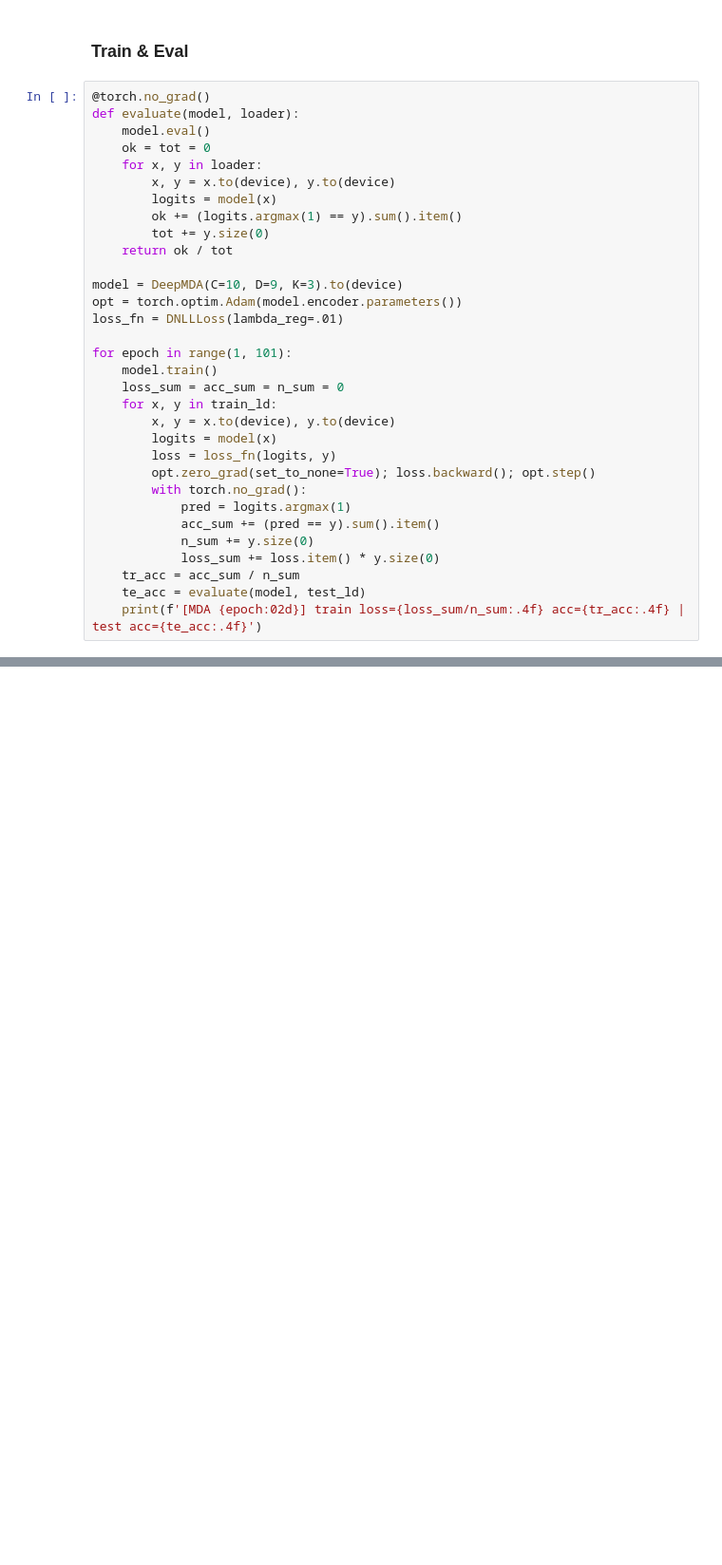
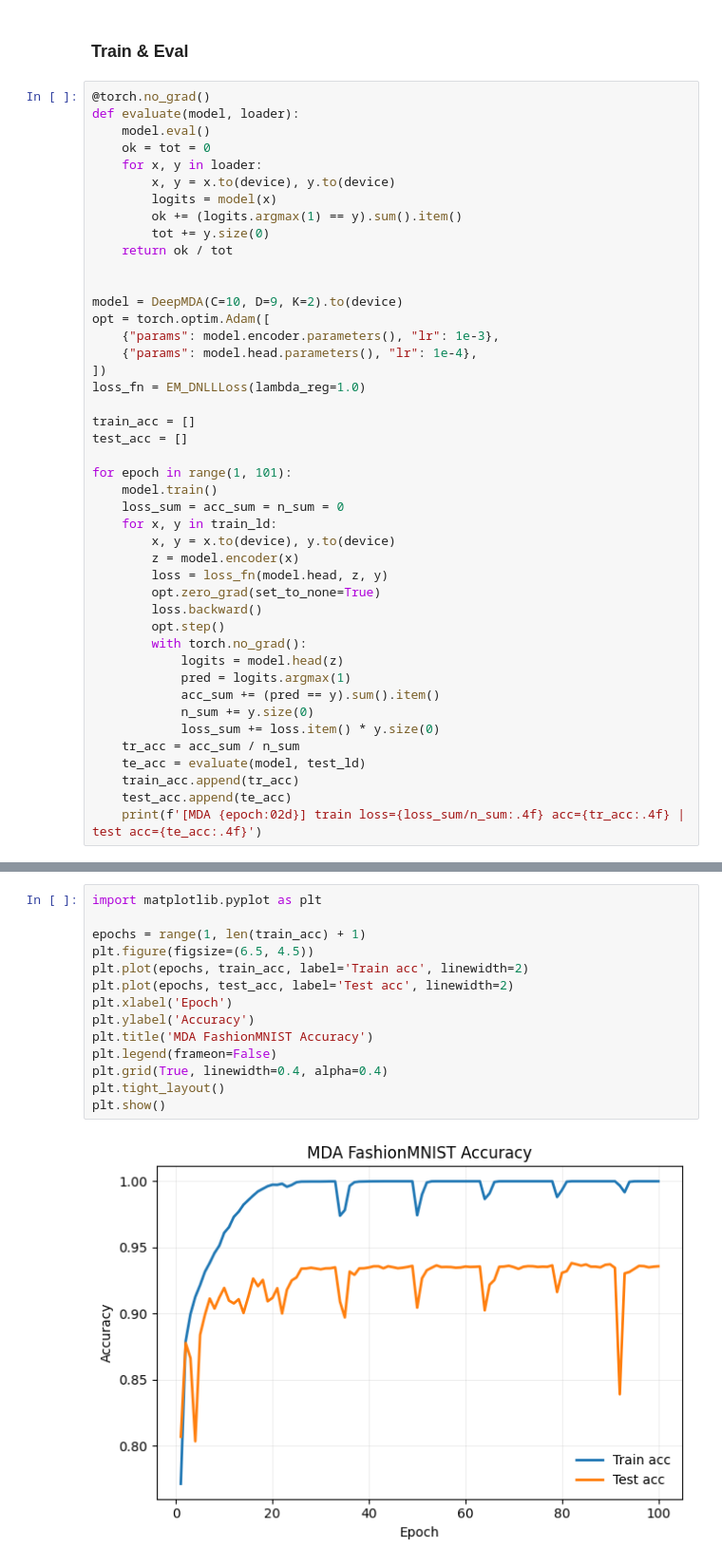
Before and after one commit to zh3nis/DNLL, a Jupyter notebook: MDA_FashionMNIST.ipynb, the cells around one changed output, grey strips where cells are left out. Shown at 95% size. Drawn from its saved outputs; the diff is of its cells as text; blank space fills up the shorter version.

Commit message:
EM-based training for Deep MDA

```diff
--- a/MDA_FashionMNIST.ipynb
+++ b/MDA_FashionMNIST.ipynb
@@ -72,24 +72,36 @@ def evaluate(model, loader):
         tot += y.size(0)
     return ok / tot
 
-model = DeepMDA(C=10, D=9, K=3).to(device)
-opt = torch.optim.Adam(model.encoder.parameters())
-loss_fn = DNLLLoss(lambda_reg=.01)
+
+model = DeepMDA(C=10, D=9, K=2).to(device)
+opt = torch.optim.Adam([
+    {"params": model.encoder.parameters(), "lr": 1e-3},
+    {"params": model.head.parameters(), "lr": 1e-4},
+])
+loss_fn = EM_DNLLLoss(lambda_reg=1.0)
+
+train_acc = []
+test_acc = []
 
 for epoch in range(1, 101):
     model.train()
     loss_sum = acc_sum = n_sum = 0
     for x, y in train_ld:
         x, y = x.to(device), y.to(device)
-        logits = model(x)
-        loss = loss_fn(logits, y)
-        opt.zero_grad(set_to_none=True); loss.backward(); opt.step()
+        z = model.encoder(x)
+        loss = loss_fn(model.head, z, y)
+        opt.zero_grad(set_to_none=True)
+        loss.backward()
+        opt.step()
         with torch.no_grad():
+            logits = model.head(z)
             pred = logits.argmax(1)
             acc_sum += (pred == y).sum().item()
             n_sum += y.size(0)
             loss_sum += loss.item() * y.size(0)
     tr_acc = acc_sum / n_sum
     te_acc = evaluate(model, test_ld)
+    train_acc.append(tr_acc)
+    test_acc.append(te_acc)
     print(f'[MDA {epoch:02d}] train loss={loss_sum/n_sum:.4f} acc={tr_acc:.4f} | test acc={te_acc:.4f}')
 # %% [output]
@@ -310,0 +125,16 @@ plot_reliability_diagram(model, test_ld, 'plots/fashion_mnist_mda_reliability_di
+# %%
+import matplotlib.pyplot as plt
+
+epochs = range(1, len(train_acc) + 1)
+plt.figure(figsize=(6.5, 4.5))
+plt.plot(epochs, train_acc, label='Train acc', linewidth=2)
+plt.plot(epochs, test_acc, label='Test acc', linewidth=2)
+plt.xlabel('Epoch')
+plt.ylabel('Accuracy')
+plt.title('MDA FashionMNIST Accuracy')
+plt.legend(frameon=False)
+plt.grid(True, linewidth=0.4, alpha=0.4)
+plt.tight_layout()
+plt.show()
+# %% [output]
+[figure, added]
```
Also changed, not shown: parts of 8 cells of this notebook, 10 other files.
